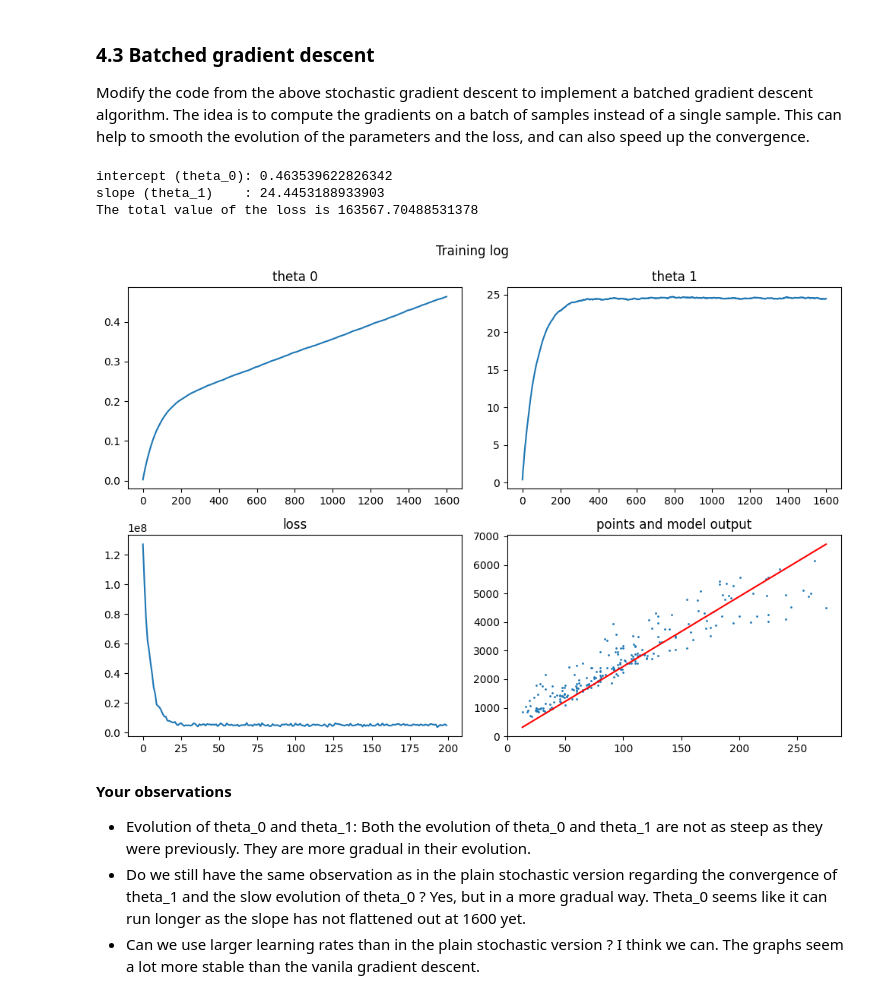
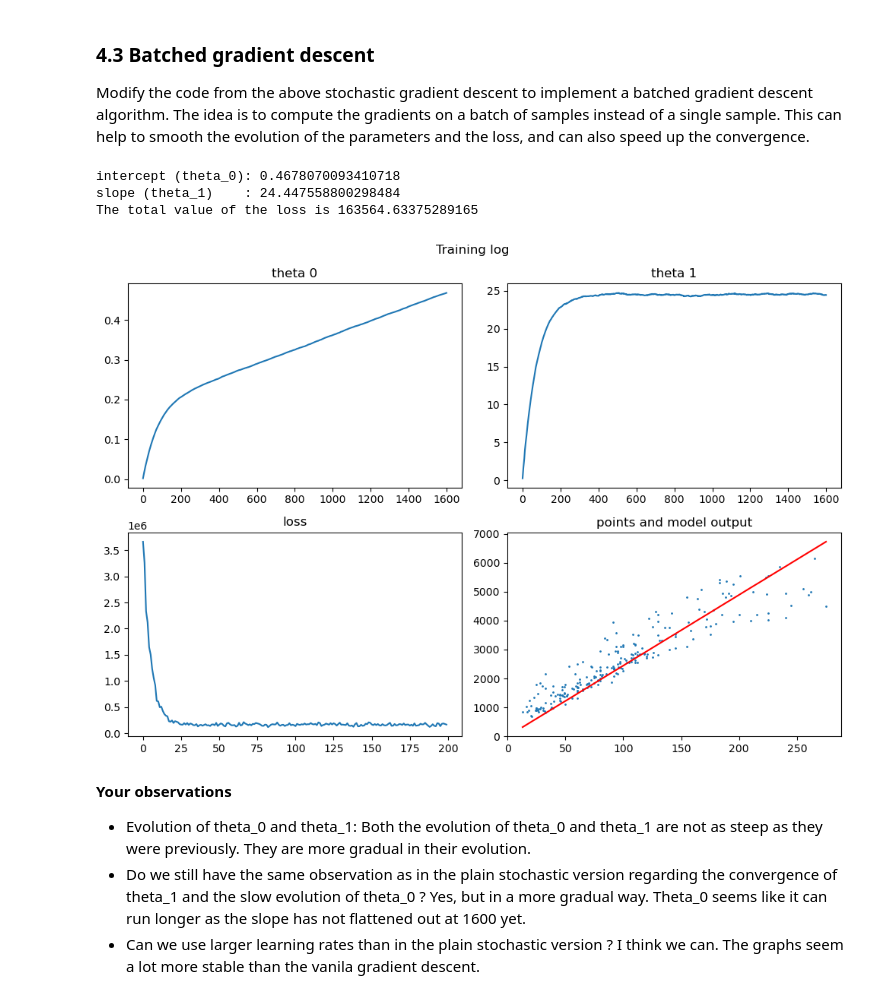
Before and after one commit to marcosncosta1/DeepLearning_practical_2, a Jupyter notebook: student-input/cg-linear-regression-stud.ipynb, the cells around one changed output. Cells and saved outputs as stored; diff of their text form; code cells hidden in the pictures.

Commit message:
Average batch loss and made batch samples unique

```diff
--- a/student-input/cg-linear-regression-stud.ipynb
+++ b/student-input/cg-linear-regression-stud.ipynb
@@ -341,40 +341,44 @@ t1_evolution = []
 
 for epoch in range(epochs):
     n_steps = N // batch_size + 1  # the number of batches to make 1 epoch
     epoch_loss = 0.0
     for step in range(n_steps):
+        # Sample a batch of indices
+        batch_indices = random.sample(range(N), k=batch_size)
         batch_t0_grad = 0.0
         batch_t1_grad = 0.0
+        batch_loss = 0.0
 
-        for i in range(batch_size):
-            n = random.choice(range(0, N))
+        for n in batch_indices:
             cg.reset_values()
             cg.forward([living_area[n], t0, t1, rent_price[n]])
             cg.backward()
 
             batch_t0_grad += theta_0.grad_v
             batch_t1_grad += theta_1.grad_v
-            epoch_loss += j.v
+            batch_loss += j.v
 
+        # Update parameters using the average over the batch
         t0 = t0 - alpha * (batch_t0_grad / batch_size)
         t1 = t1 - alpha * (batch_t1_grad / batch_size)
+        epoch_loss += batch_loss / batch_size
         t0_evolution.append(t0)
         t1_evolution.append(t1)
 
     loss_evolution.append(epoch_loss / n_steps)
     epoch_loss = 0.0
 
 print("intercept (theta_0):", t0)
 print("slope (theta_1)    :", t1)
 y_hat = t0 + t1 * living_area
 J = mse_loss(y_hat, rent_price)
 print("The total value of the loss is", J)
 plot_training_log(loss_evolution, t0_evolution, t1_evolution, living_area, rent_price)
 # %% [output]
-intercept (theta_0): 0.463539622826342
-slope (theta_1)    : 24.4453188933903
-The total value of the loss is 163567.70488531378
+intercept (theta_0): 0.4678070093410718
+slope (theta_1)    : 24.447558800298484
+The total value of the loss is 163564.63375289165
-[figure, old version]
+[figure, new version]
 # %% [markdown]
 **Your observations**
 
```
Also changed, not shown: parts of 1 cell of this notebook.
